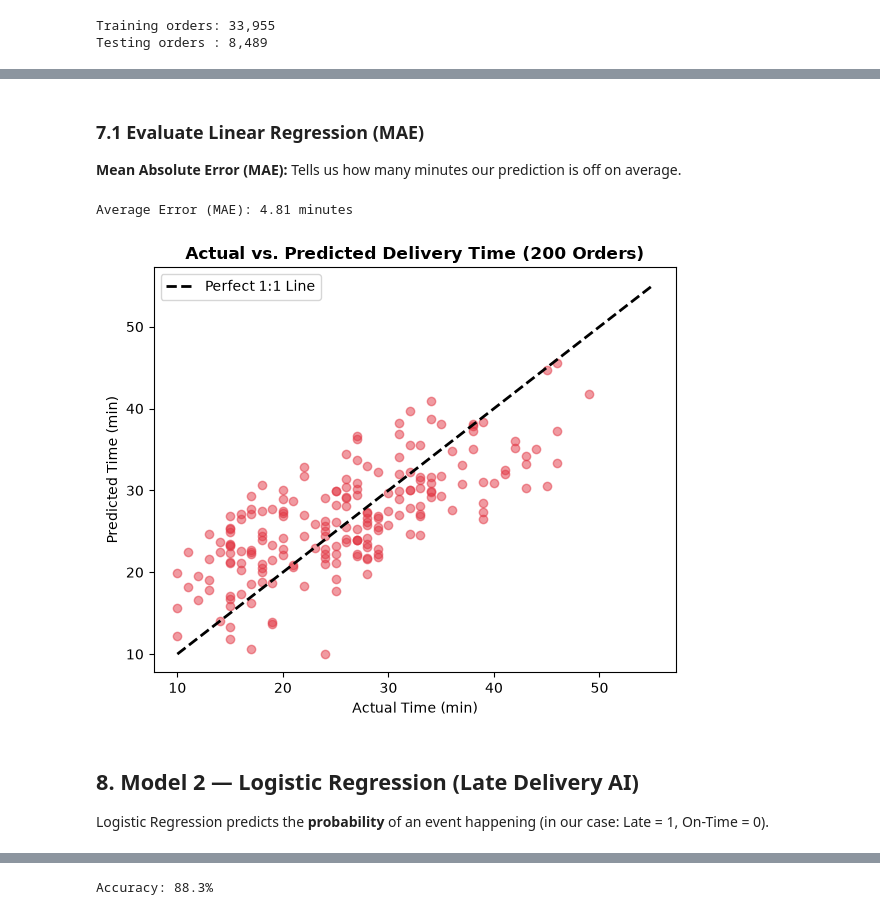
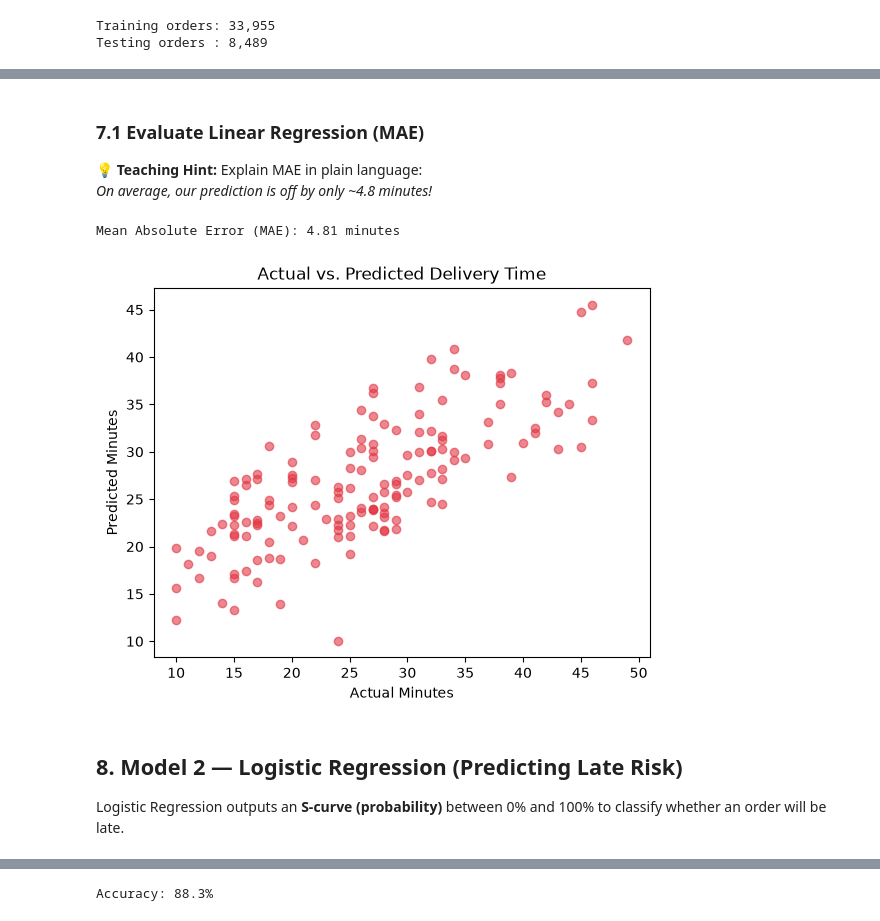
Before and after one commit to theshashank1/zomato_delivery_ai_project, a Jupyter notebook: models.ipynb, the cells around one changed output, grey strips where cells are left out. Saved outputs shown, nothing was run; the diff lists cells and outputs as text; code cells hidden in the pictures.

```diff
--- a/models.ipynb
+++ b/models.ipynb
@@ -175,26 +166,23 @@ eta_model.fit(X_train, y_eta_train)
 eta_predictions = eta_model.predict(X_test)
 # %% [markdown]
 ### 7.1 Evaluate Linear Regression (MAE)
-**Mean Absolute Error (MAE):** Tells us how many minutes our prediction is off on average.
+💡 **Teaching Hint:** Explain MAE in plain language:
+*On average, our prediction is off by only ~4.8 minutes!*
 # %%
 mae = mean_absolute_error(y_eta_test, eta_predictions)
-print(f"Average Error (MAE): {mae:.2f} minutes")
+print(f"Mean Absolute Error (MAE): {mae:.2f} minutes")
 # %% [output]
-Average Error (MAE): 4.81 minutes
+Mean Absolute Error (MAE): 4.81 minutes
-# %%
-# Plot: Actual vs Predicted Delivery Time
-plt.figure(figsize=(6, 5))
-plt.scatter(y_eta_test[:200], eta_predictions[:200], alpha=0.5, color="#E23744")
-plt.plot([10, 55], [10, 55], color="black", linestyle="--", linewidth=2, label="Perfect 1:1 Line")
-plt.title("Actual vs. Predicted Delivery Time (200 Orders)", fontweight="bold")
-plt.xlabel("Actual Time (min)")
-plt.ylabel("Predicted Time (min)")
-plt.legend()
-plt.tight_layout()
-plt.show()
-# %% [output]
-[figure, removed]
-# %% [markdown]
-## 8. Model 2 — Logistic Regression (Late Delivery AI)
-Logistic Regression predicts the **probability** of an event happening (in our case: Late = 1, On-Time = 0).
+# %%
+# Minimal 4-line scatter plot of actual vs predicted
+plt.scatter(y_eta_test[:150], eta_predictions[:150], alpha=0.6, color="#E23744")
+plt.xlabel("Actual Minutes")
+plt.ylabel("Predicted Minutes")
+plt.title("Actual vs. Predicted Delivery Time")
+plt.show()
+# %% [output]
+[figure, added]
+# %% [markdown]
+## 8. Model 2 — Logistic Regression (Predicting Late Risk)
+Logistic Regression outputs an **S-curve (probability)** between 0% and 100% to classify whether an order will be late.
 # %%
```
Also changed, not shown: parts of 31 cells of this notebook, 4 other files.
